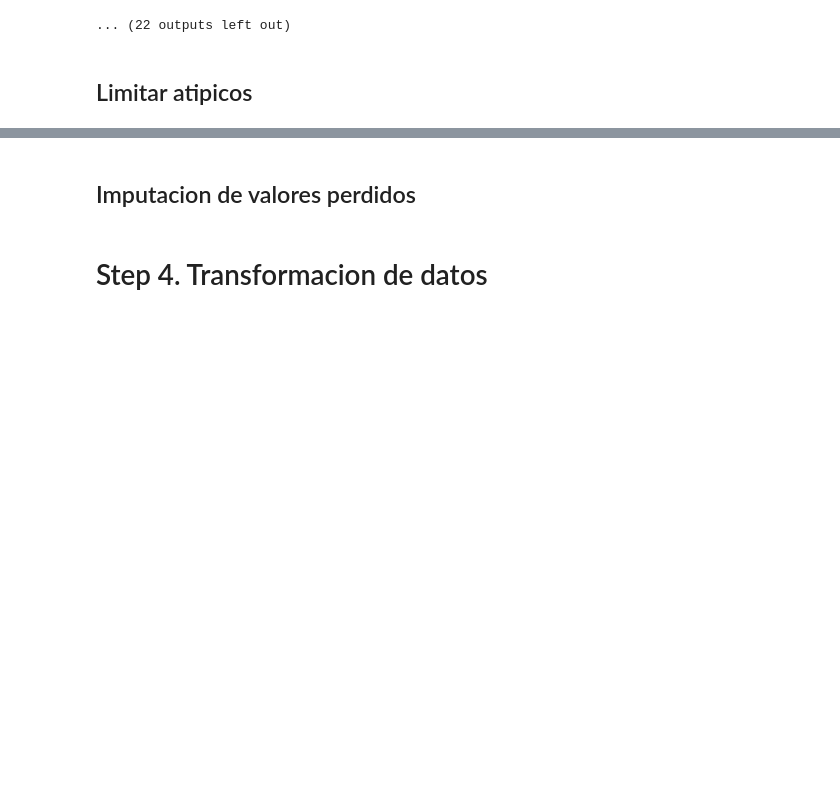
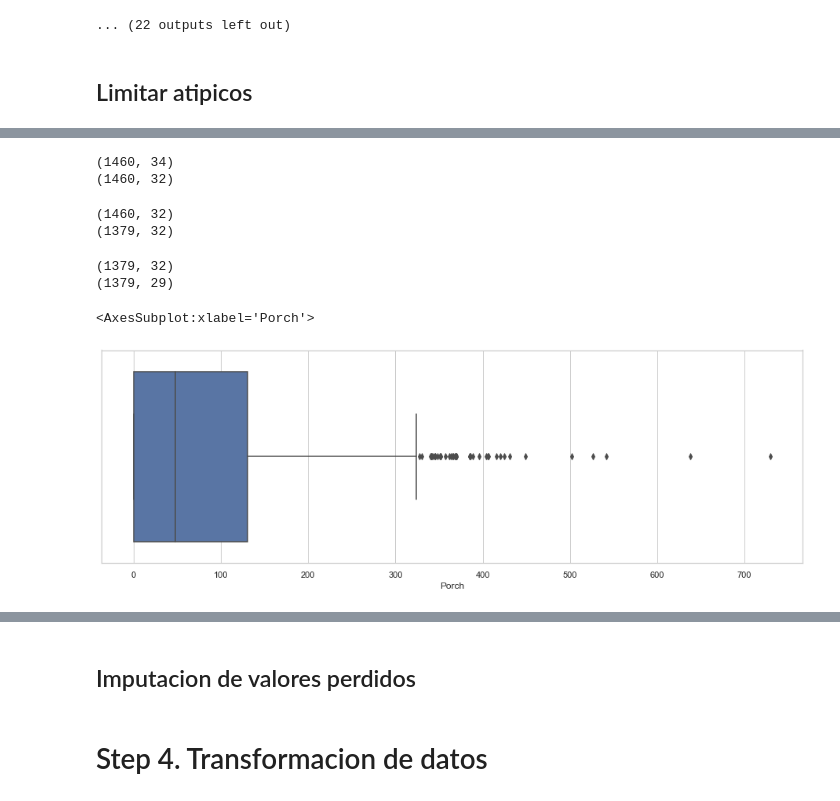
Before and after one commit to leonardtd/AD, a Jupyter notebook: TA analisis de datos 1.ipynb, the cells around one changed output, grey strips where cells are left out. Cells and saved outputs as stored; diff of their text form; code cells hidden in the pictures; blank space fills up the shorter version.

Commit message:
Valores atipicos listos

```diff
--- a/TA analisis de datos 1.ipynb
+++ b/TA analisis de datos 1.ipynb
@@ -462,0 +463,4 @@ for c in df_num.columns:
+# %%
+df_num_sinatipicos = df_num.copy(deep=False)
+print(df_num_sinatipicos.columns)
+print(df_num_sinatipicos.shape)
@@ -462,0 +480,42 @@ for c in df_num.columns:
+# %%
+# Se van a borrar estas variables (columnas), pues la mayoria de datos es 0 y solamente menos del 10% de los datos son atipicos por lo que
+# no van a constribuir considerablemente a la formulación del precio de venta
+print(df_num_sinatipicos.shape)
+df_num_sinatipicos.drop(['BsmtFinSF2'], axis=1, inplace=True)
+df_num_sinatipicos.drop(['BsmtHalfBath'], axis=1, inplace=True)
+print(df_num_sinatipicos.shape)
+# %% [output]
+(1460, 34)
+(1460, 32)
+# %%
+# Se van a borrar las filas en donde estas variables tienen valores atipicos, pues afectan el precio considerablemente pero son pocos valores atipicos
+# y su borrado no afecta el conjunto de datos general
+print(df_num_sinatipicos.shape)
+df_num_sinatipicos.drop(index=df_num_sinatipicos[df_num_sinatipicos.PoolArea > 0].index, axis=1, inplace=True)
+df_num_sinatipicos.drop(index=df_num_sinatipicos[df_num_sinatipicos.LowQualFinSF > 0].index, axis=1, inplace=True)
+df_num_sinatipicos.drop(index=df_num_sinatipicos[df_num_sinatipicos.MiscVal > 0].index, axis=1, inplace=True)
+print(df_num_sinatipicos.shape)
+# %% [output]
+(1460, 32)
+(1379, 32)
+# %%
+# Para estas cuatro variables, se van a sumar las areas de los porch, puestos que las representaciones de estos datos no son tan distintos entre si.
+print(df_num_sinatipicos.shape)
+df_num_sinatipicos['Porch'] = df_num_sinatipicos['OpenPorchSF'] + df_num_sinatipicos['EnclosedPorch'] + df_num_sinatipicos['3SsnPorch'] + df_num_sinatipicos['ScreenPorch']
+df_num_sinatipicos.drop(['OpenPorchSF'], axis=1, inplace=True)
+df_num_sinatipicos.drop(['EnclosedPorch'], axis=1, inplace=True)
+df_num_sinatipicos.drop(['3SsnPorch'], axis=1, inplace=True)
+df_num_sinatipicos.drop(['ScreenPorch'], axis=1, inplace=True)
+print(df_num_sinatipicos.shape)
+# %% [output]
+(1379, 32)
+(1379, 29)
+# %%
+# Luego de esto, se va a analizar nuevamente el boxplot
+%matplotlib inline
+sns.set_theme(style="whitegrid")
+plt.figure(figsize=(16, 5))
+sns.boxplot(x=df_num_sinatipicos['Porch'])
+# %% [output]
+<AxesSubplot:xlabel='Porch'>
+[figure, added]
```
Also changed, not shown: parts of 26 cells of this notebook.
